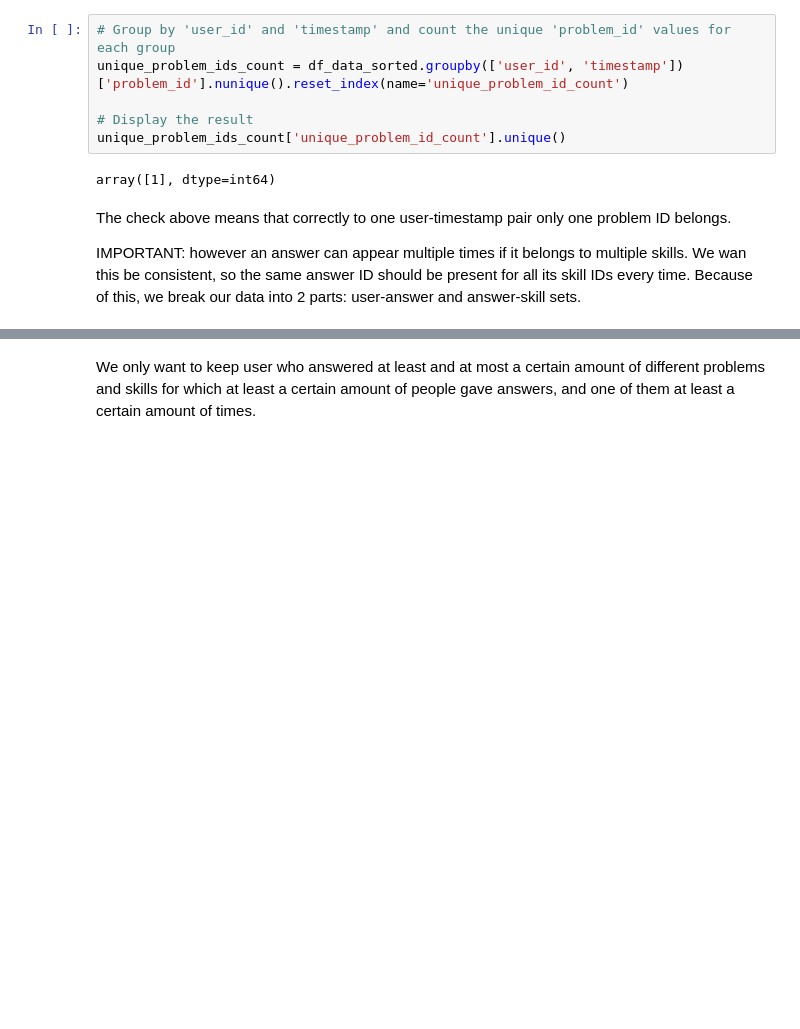
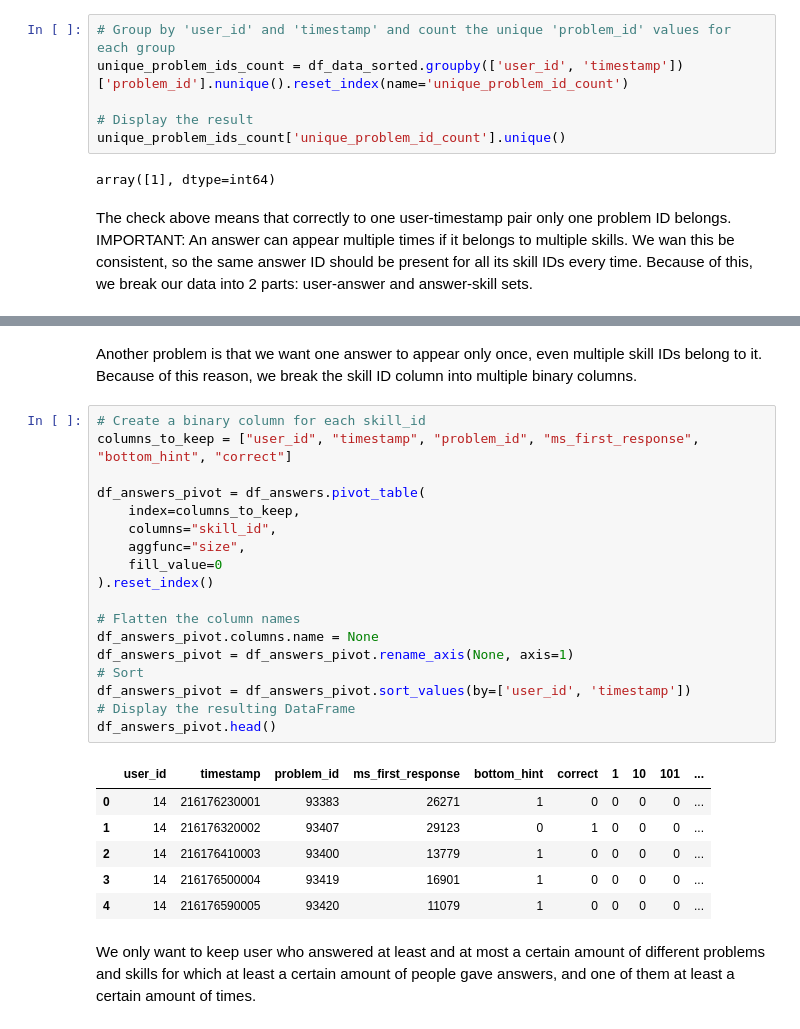
Before and after one commit to botond0401/personalized-education, a Jupyter notebook: notebooks/data_exploration.ipynb, the cells around one changed output, grey strips where cells are left out. Saved outputs shown, nothing was run; the diff lists cells and outputs as text; blank space fills up the shorter version.

```diff
--- a/notebooks/data_exploration.ipynb
+++ b/notebooks/data_exploration.ipynb
@@ -93,8 +93,7 @@ unique_problem_ids_count['unique_problem_id_count'].unique()
 array([1], dtype=int64)
 # %% [markdown]
 The check above means that correctly to one user-timestamp pair only one problem ID belongs.
-
-IMPORTANT: however an answer can appear multiple times if it belongs to multiple skills. We wan this be consistent, so the same answer ID should be present for all its skill IDs every time. Because of this, we break our data into 2 parts: user-answer and answer-skill sets.
+IMPORTANT: An answer can appear multiple times if it belongs to multiple skills. We wan this be consistent, so the same answer ID should be present for all its skill IDs every time. Because of this, we break our data into 2 parts: user-answer and answer-skill sets.
 # %%
 df_skill_problem_mapping = df_data_sorted[['skill_id', 'skill_name', 'problem_id']].drop_duplicates().sort_values(by='skill_id').reset_index(drop=True)
 df_answers = df_data_sorted.drop(columns=['skill_id', 'skill_name']).drop_duplicates().reset_index(drop=True)
@@ -130,6 +129,33 @@ df_answers.head(20)
 | 17 | 14 | Circle Graph | 93415 | 8244 | 1 | 216176670006 | 2 | 0 |
 | 18 | 14 | Circle Graph | 93423 | 21884 | 1 | 216176750001 | 2 | 0 |
 | 19 | 14 | Equivalent Fractions | 93423 | 21884 | 1 | 216176750001 | 48 | 0 |
+# %% [markdown]
+Another problem is that we want one answer to appear only once, even multiple skill IDs belong to it. Because of this reason, we break the skill ID column into multiple binary columns.
+# %%
+# Create a binary column for each skill_id
+columns_to_keep = ["user_id", "timestamp", "problem_id", "ms_first_response", "bottom_hint", "correct"]
+
+df_answers_pivot = df_answers.pivot_table(
+    index=columns_to_keep,
+    columns="skill_id",
+    aggfunc="size",
+    fill_value=0
+).reset_index()
+
+# Flatten the column names
+df_answers_pivot.columns.name = None
+df_answers_pivot = df_answers_pivot.rename_axis(None, axis=1)
+# Sort
+df_answers_pivot = df_answers_pivot.sort_values(by=['user_id', 'timestamp'])
+# Display the resulting DataFrame
+df_answers_pivot.head()
+# %% [output]
+|  | user_id | timestamp | problem_id | ms_first_response | bottom_hint | correct | 1 | 10 | 101 | ... |
+| 0 | 14 | 216176230001 | 93383 | 26271 | 1 | 0 | 0 | 0 | 0 | ... |
+| 1 | 14 | 216176320002 | 93407 | 29123 | 0 | 1 | 0 | 0 | 0 | ... |
+| 2 | 14 | 216176410003 | 93400 | 13779 | 1 | 0 | 0 | 0 | 0 | ... |
+| 3 | 14 | 216176500004 | 93419 | 16901 | 1 | 0 | 0 | 0 | 0 | ... |
+| 4 | 14 | 216176590005 | 93420 | 11079 | 1 | 0 | 0 | 0 | 0 | ... |
 # %% [markdown]
 We only want to keep user who answered at least and at most a certain amount of different problems and skills for which at least a certain amount of people gave answers, and one of them at least a certain amount of times.
 # %%
```
Also changed, not shown: parts of 18 cells of this notebook.
